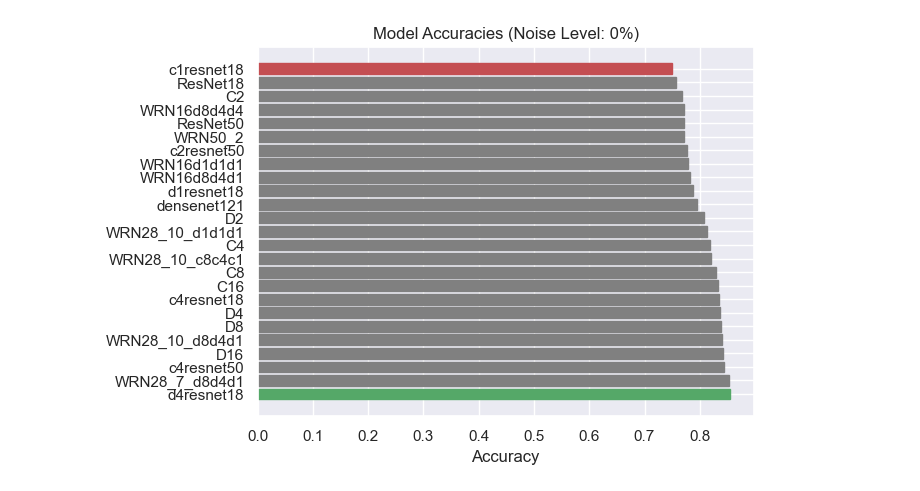
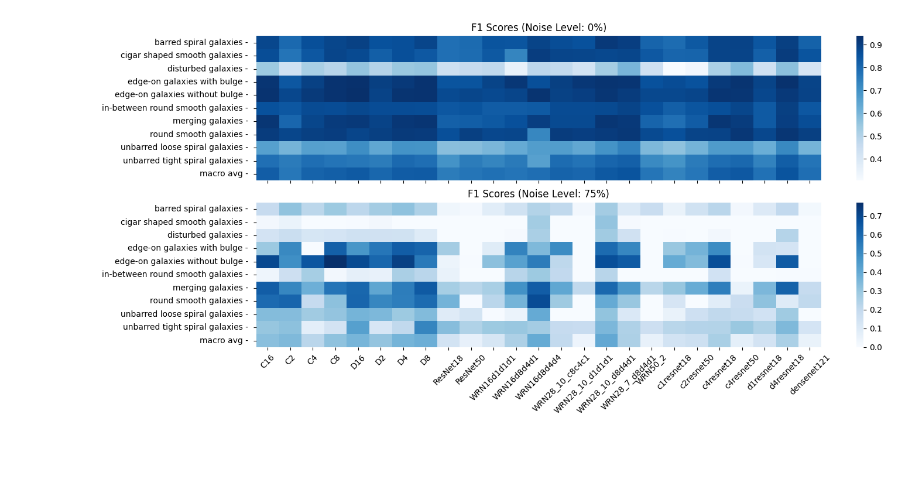
Before and after one commit to snehjp2/GCNNMorphology, a Jupyter notebook: src/notebooks/results_analysis.ipynb, the cells around one changed output. Cells and saved outputs as stored; diff of their text form; code cells hidden in the pictures; blank space fills up the shorter version.

```diff
--- a/src/notebooks/results_analysis.ipynb
+++ b/src/notebooks/results_analysis.ipynb
@@ -7,7 +7,6 @@ import seaborn as sns
 import matplotlib.cm as cm
 import random
 from torch import tensor
-sns.set()
 # %%
 class ResultsAnalysis:
 
@@ -50,31 +49,31 @@ class ResultsAnalysis:
         self.df = pd.DataFrame(models)
         self.df['Accuracy'] = accuracies
 
-    def plot_heatmap(self):
+    def plot_heatmap(self, ax):
+
         self.df_filtered = self.df[self.df.index != "Accuracy"].drop(columns=['Accuracy'])
         self.df_filtered = self.df_filtered.set_index("Model")
         self.df_filtered = self.df_filtered.drop(columns=[col for col in self.df_filtered.columns if 'support' in col])
         self.df_filtered = self.df_filtered.drop(columns=[col for col in self.df_filtered.columns if 'precision' in col])
         self.df_filtered = self.df_filtered.drop(columns=[col for col in self.df_filtered.columns if 'recall' in col])
+        self.df_filtered = self.df_filtered.drop(columns=['weighted avg - f1-score'])
+
         # Transpose the dataframe so that models are on the x-axis and classes are on the y-axis
         self.df_transposed = self.df_filtered.transpose()
 
         # Set the size of the plot
-        plt.figure(figsize=(8, 4))
+        if ax is None:
+            fig, ax = plt.subplots()
 
         # Create the heatmap
-        sns.heatmap(self.df_transposed, annot=False, cmap="Blues")
+        sns.heatmap(self.df_transposed, annot=False, cmap="Blues", ax=ax, cbar_kws={'label': ''})
 
         # Set the title and axis labels
-        plt.title(f"F1 Scores (Noise Level: {self.noise_level}%)")
-        plt.xlabel("Model")
-        plt.ylabel("F1-Score")
+        ax.set_title(f"F1 Scores (Noise Level: {self.noise_level}%)")
+        labels = [label.get_text().replace("f1-score", "") for label in ax.get_yticklabels()]
+        ax.set_yticklabels(labels)
+        ax.tick_params(axis='x', rotation=45)
 
-        # Rotate the x-axis labels for better readability
-        plt.xticks(rotation=45, ha="right")
-
-        # Show the plot
-        # plt.show()
 
     def plot_accuracy(self, ax=None):
         model_names = self.df["Model"].tolist()
@@ -131,7 +130,3 @@ tm = ResultsAnalysis("/Users/snehpandya/Projects/GCNNMorphology/data/test_metric
 tm25 = ResultsAnalysis("/Users/snehpandya/Projects/GCNNMorphology/data/test_metrics_25.yaml", 75)
 tm50 = ResultsAnalysis("/Users/snehpandya/Projects/GCNNMorphology/data/test_metrics_50.yaml", 50)
 tm75 = ResultsAnalysis("/Users/snehpandya/Projects/GCNNMorphology/data/test_metrics_75.yaml", 25)
-# %%
-tm.plot_accuracy()
-# %% [output]
-[figure, removed]
@@ -137,0 +135,15 @@ tm.plot_accuracy()
+# %%
+fig, (ax1, ax2) = plt.subplots(2, 1, figsize=(15, 7), sharex=True)
+
+tm.plot_heatmap(ax=ax1)
+ax1.set_xlabel("")
+ax1.set_ylabel("")
+tm25.plot_heatmap(ax=ax2)
+ax2.set_xlabel("")
+ax2.set_ylabel("")
+fig.tight_layout()
+fig.subplots_adjust(wspace=0.3)
+
+fig.savefig('../../plots/f1_subplots.png', bbox_inches='tight')
+# %% [output]
+[figure, added]
```
Also changed, not shown: parts of 4 cells of this notebook, 5 other files.
